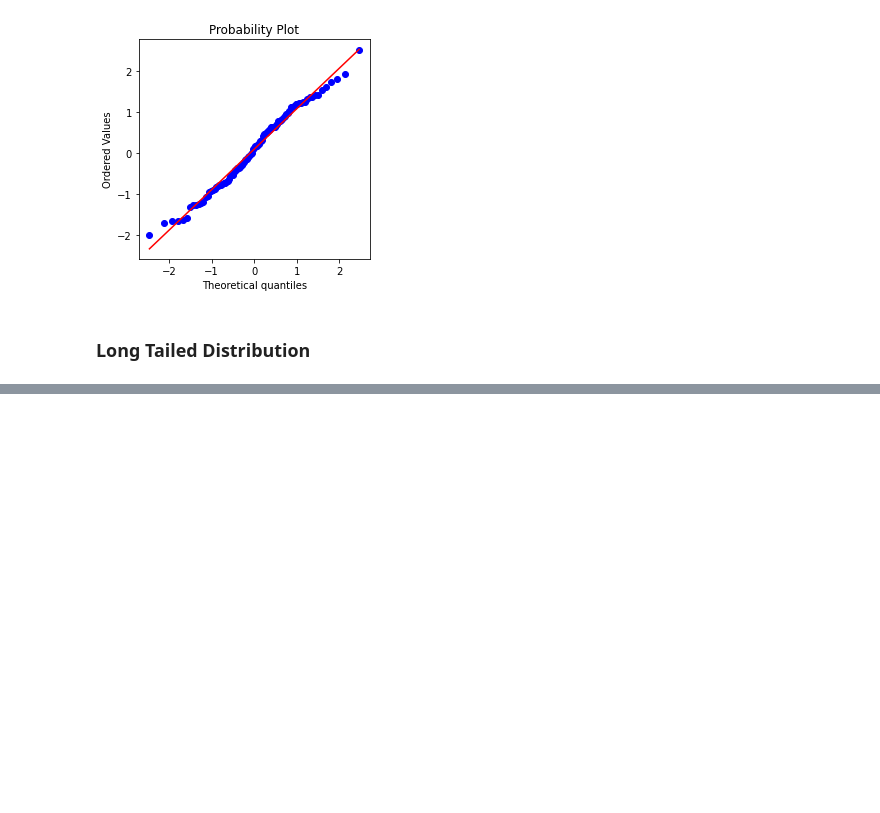
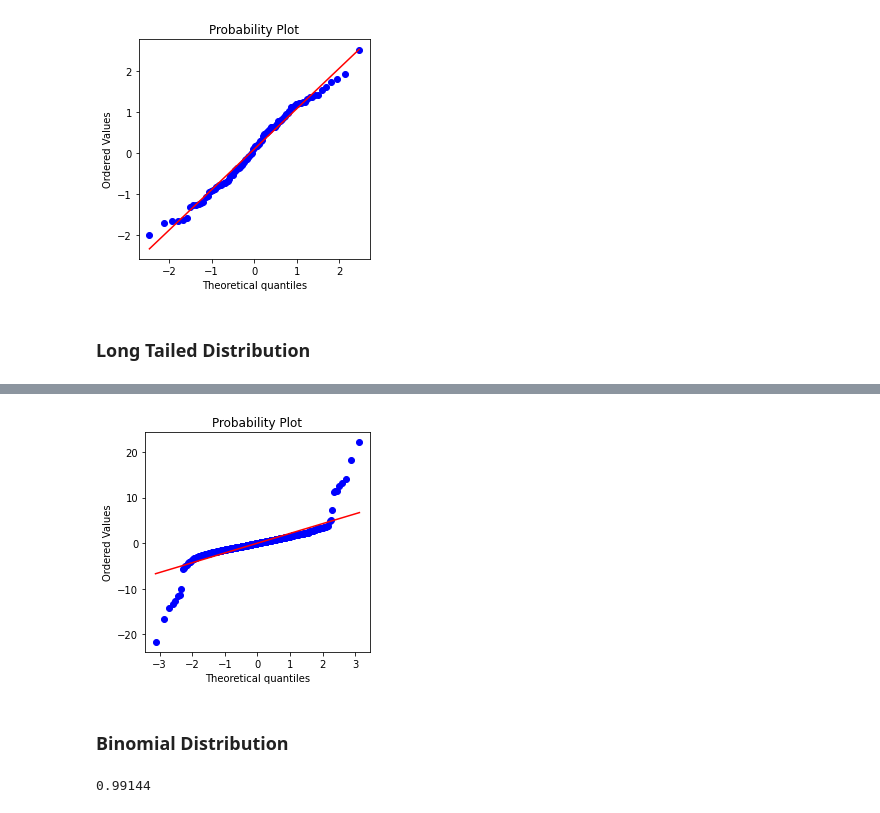
Before and after one commit to adeepH/stats101, a Jupyter notebook: sampling/sampling.ipynb, the cells around one changed output, grey strips where cells are left out. Saved outputs shown, nothing was run; the diff lists cells and outputs as text; code cells hidden in the pictures; blank space fills up the shorter version.

```diff
--- a/sampling/sampling.ipynb
+++ b/sampling/sampling.ipynb
@@ -137,3 +137,6 @@ plt.show()
 [figure]
 # %% [markdown]
 ### Long Tailed Distribution
+# %%
+path = 'sp500.csv'
+sp = pd.read_csv('/home/adweeb/stat101/stats101/data/sp500.csv',compression='gzip')
@@ -139,0 +152,3 @@ plt.show()
+# %%
+nflx = sp.NFLX
+print(nflx)
@@ -139,0 +168,17 @@ plt.show()
+# %%
+# Log of distribution
+nflx = np.diff(np.log(nflx[nflx>0]))
+
+fig, ax = plt.subplots(figsize=(4,4))
+stats.probplot(nflx,plot=ax)
+plt.tight_layout()
+plt.show()
+# %% [output]
+[figure, added]
+# %% [markdown]
+### Binomial Distribution
+# %%
+stats.binom.pmf(2, n=5, p=0.1)
+stats.binom.cdf(2, n=5, p=0.1)
+# %% [output]
+0.99144
```
Also changed, not shown: parts of 8 cells of this notebook.
